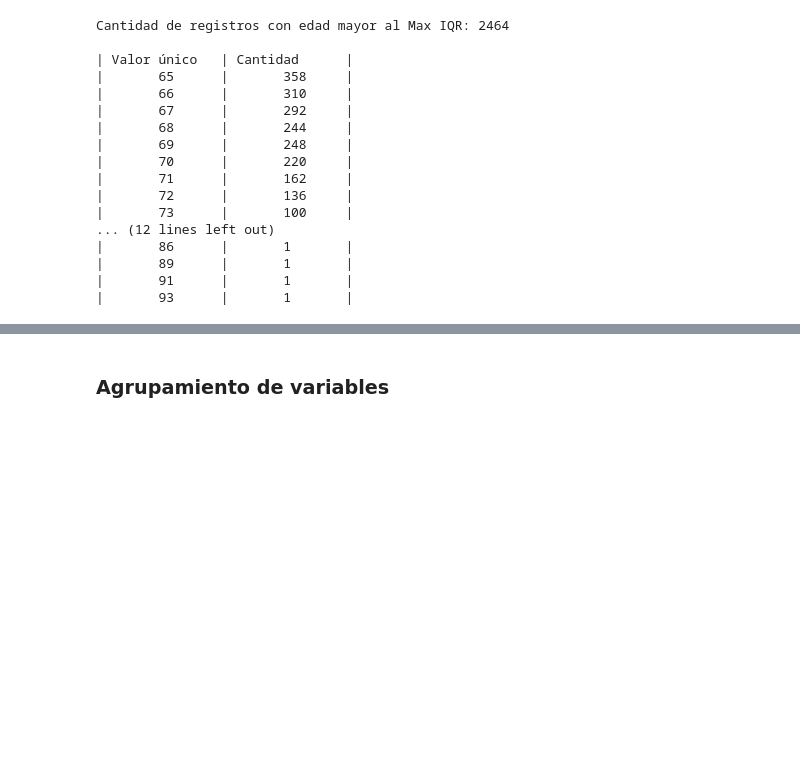
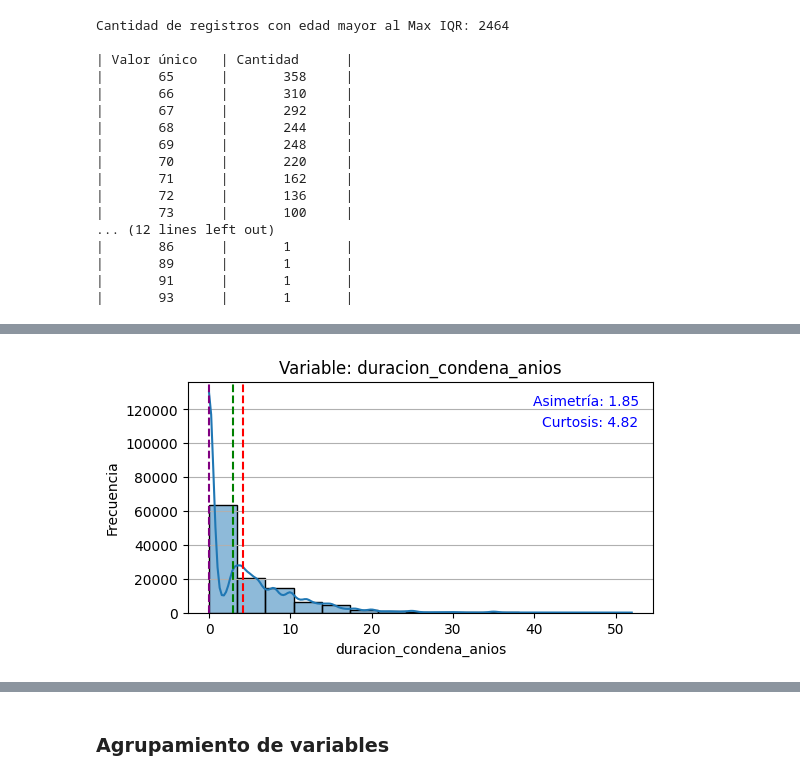
Before and after one commit to gasper-az/CEIA_Analisis_de_datos, a Jupyter notebook: trabajos_practicos/resolucion_tp_01/tp_01.ipynb, the cells around one changed output, grey strips where cells are left out. Cells and saved outputs as stored; diff of their text form; code cells hidden in the pictures; blank space fills up the shorter version.

Commit message:
[tp-01] duracion_condena_anios: análisis de outliers

```diff
--- a/trabajos_practicos/resolucion_tp_01/tp_01.ipynb
+++ b/trabajos_practicos/resolucion_tp_01/tp_01.ipynb
@@ -660,0 +701,4 @@ Cantidad de registros con edad mayor al Max IQR: 2464
+# %%
+plot_histograma(df_sneep_no_ids_csv, 'duracion_condena_anios', mvd= False, snk=True)
+# %% [output]
+[figure, added]
```
Also changed, not shown: parts of 17 cells of this notebook.
